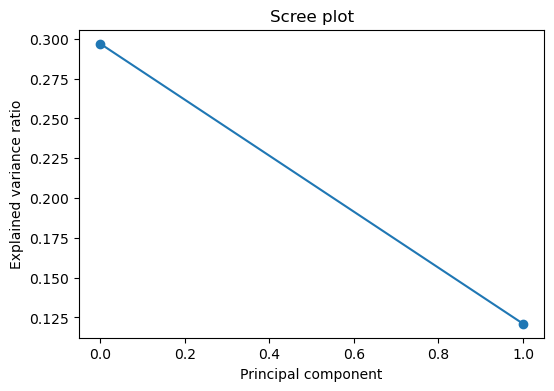
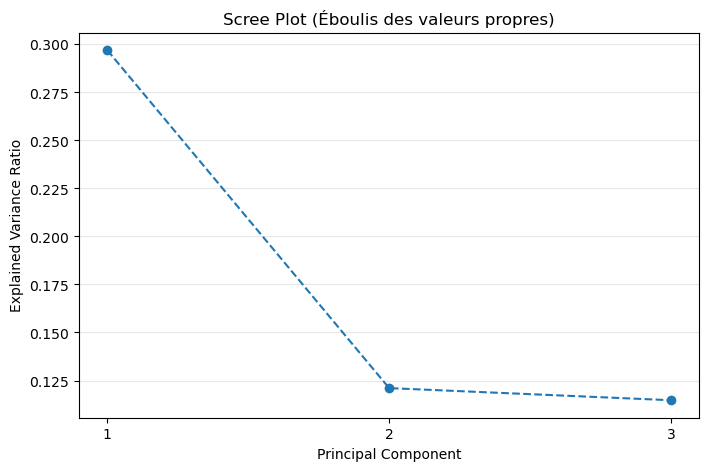
The notebook cell's code change between the first figure and the second:
--- before
+++ after
@@ -1,8 +1,18 @@
-plt.figure(figsize=(6,4))
-plt.plot(pca.explained_variance_ratio_, marker='o')
 
-plt.xlabel("Principal component")
-plt.ylabel("Explained variance ratio")
-plt.title("Scree plot")
+plt.figure(figsize=(8, 5))
+
+# On récupère les pourcentages (Prince v0.13+)
+# Si les valeurs sont > 1, on divise par 100 pour avoir un ratio entre 0 et 1
+ratios = pca.percentage_of_variance_
+if ratios[0] > 1:
+    ratios = [r / 100 for r in ratios]
+
+plt.plot(range(1, len(ratios) + 1), ratios, marker='o', linestyle='--')
+
+plt.xlabel("Principal Component")
+plt.ylabel("Explained Variance Ratio")
+plt.title("Scree Plot (Éboulis des valeurs propres)")
+plt.xticks(range(1, len(ratios) + 1)) # Pour afficher 1, 2, 3 sur l'axe X
+plt.grid(axis='y', alpha=0.3)
 
 plt.show()

Commit: update_prince